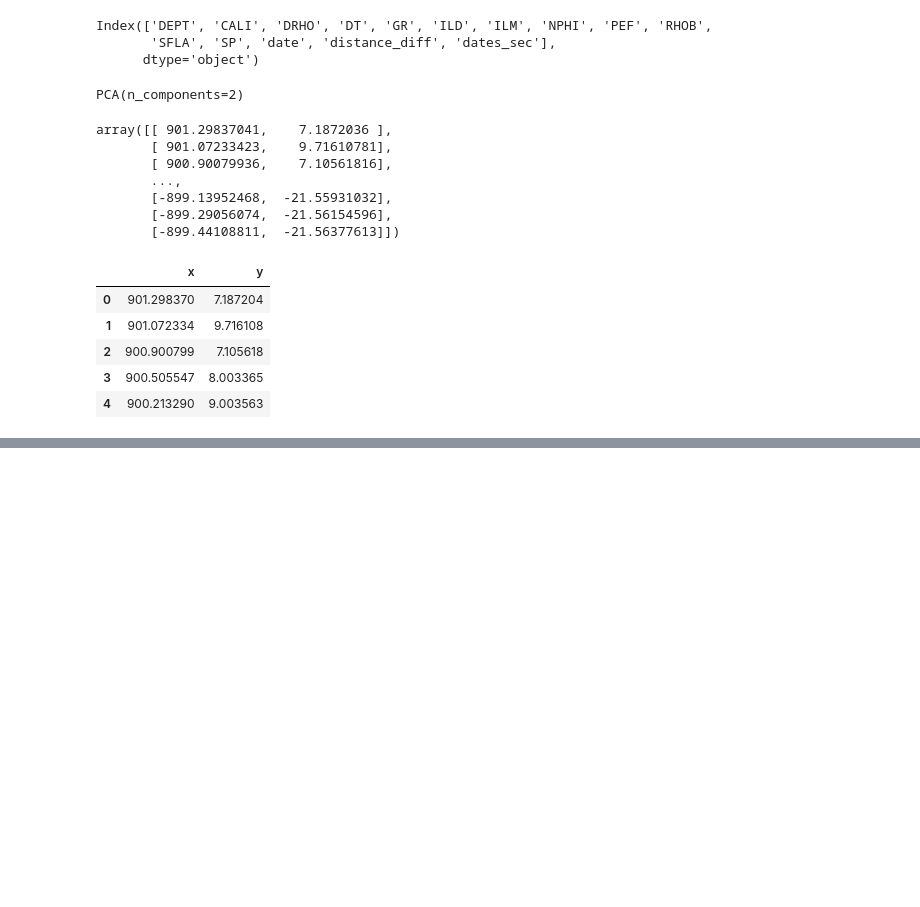
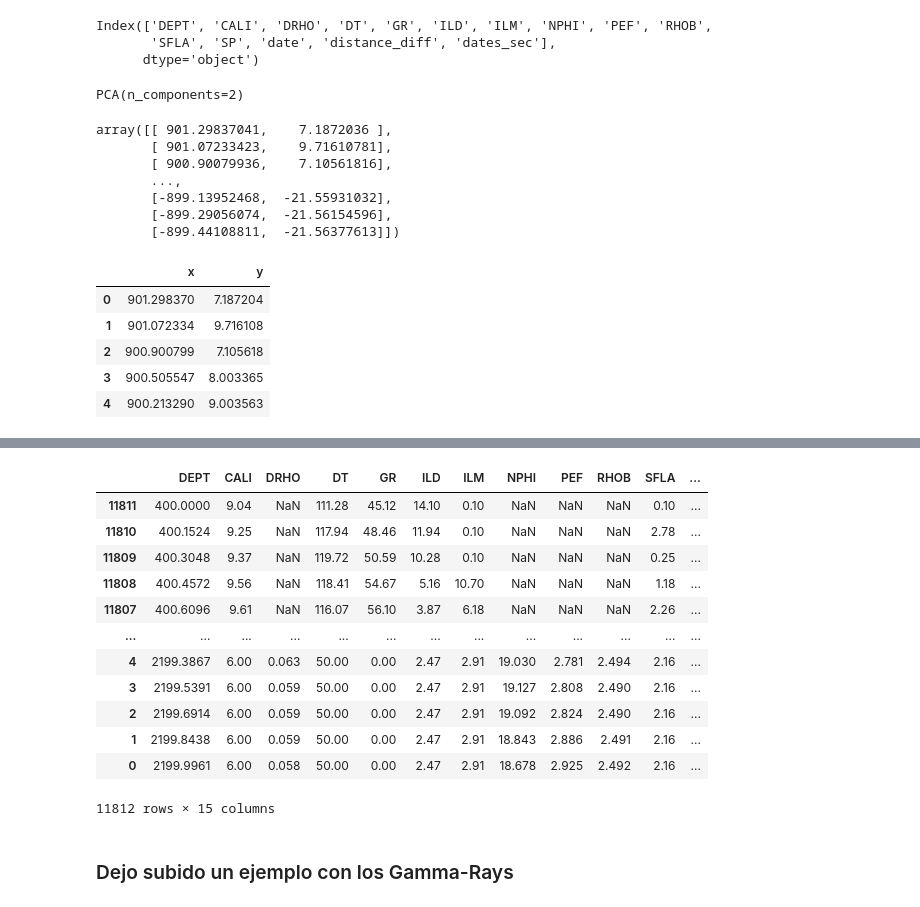
Before and after one commit to Elianagam/Robots, a Jupyter notebook: src/03.ipynb, the cells around one changed output, grey strips where cells are left out. Saved outputs shown, nothing was run; the diff lists cells and outputs as text; code cells hidden in the pictures; blank space fills up the shorter version.

```diff
--- a/src/03.ipynb
+++ b/src/03.ipynb
@@ -269,0 +317,16 @@ plt.show()
+# %%
+df
+# %% [output]
+|  | DEPT | CALI | DRHO | DT | GR | ILD | ILM | NPHI | PEF | RHOB | SFLA | ... |
+| 11811 | 400.0000 | 9.04 | NaN | 111.28 | 45.12 | 14.10 | 0.10 | NaN | NaN | NaN | 0.10 | ... |
+| 11810 | 400.1524 | 9.25 | NaN | 117.94 | 48.46 | 11.94 | 0.10 | NaN | NaN | NaN | 2.78 | ... |
+| 11809 | 400.3048 | 9.37 | NaN | 119.72 | 50.59 | 10.28 | 0.10 | NaN | NaN | NaN | 0.25 | ... |
+| 11808 | 400.4572 | 9.56 | NaN | 118.41 | 54.67 | 5.16 | 10.70 | NaN | NaN | NaN | 1.18 | ... |
+| 11807 | 400.6096 | 9.61 | NaN | 116.07 | 56.10 | 3.87 | 6.18 | NaN | NaN | NaN | 2.26 | ... |
+| ... | ... | ... | ... | ... | ... | ... | ... | ... | ... | ... | ... | ... |
+| 4 | 2199.3867 | 6.00 | 0.063 | 50.00 | 0.00 | 2.47 | 2.91 | 19.030 | 2.781 | 2.494 | 2.16 | ... |
+| 3 | 2199.5391 | 6.00 | 0.059 | 50.00 | 0.00 | 2.47 | 2.91 | 19.127 | 2.808 | 2.490 | 2.16 | ... |
+| 2 | 2199.6914 | 6.00 | 0.059 | 50.00 | 0.00 | 2.47 | 2.91 | 19.092 | 2.824 | 2.490 | 2.16 | ... |
+| 1 | 2199.8438 | 6.00 | 0.059 | 50.00 | 0.00 | 2.47 | 2.91 | 18.843 | 2.886 | 2.491 | 2.16 | ... |
+| 0 | 2199.9961 | 6.00 | 0.058 | 50.00 | 0.00 | 2.47 | 2.91 | 18.678 | 2.925 | 2.492 | 2.16 | ... |
+11812 rows × 15 columns
@@ -269,0 +337,2 @@ plt.show()
+# %% [markdown]
+### Dejo subido un ejemplo con los Gamma-Rays
```
Also changed, not shown: parts of 15 cells of this notebook.
